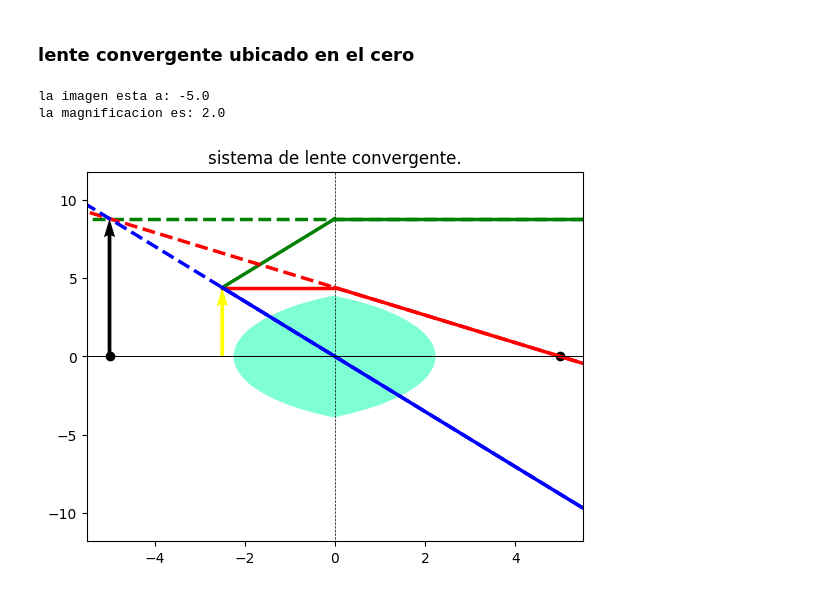
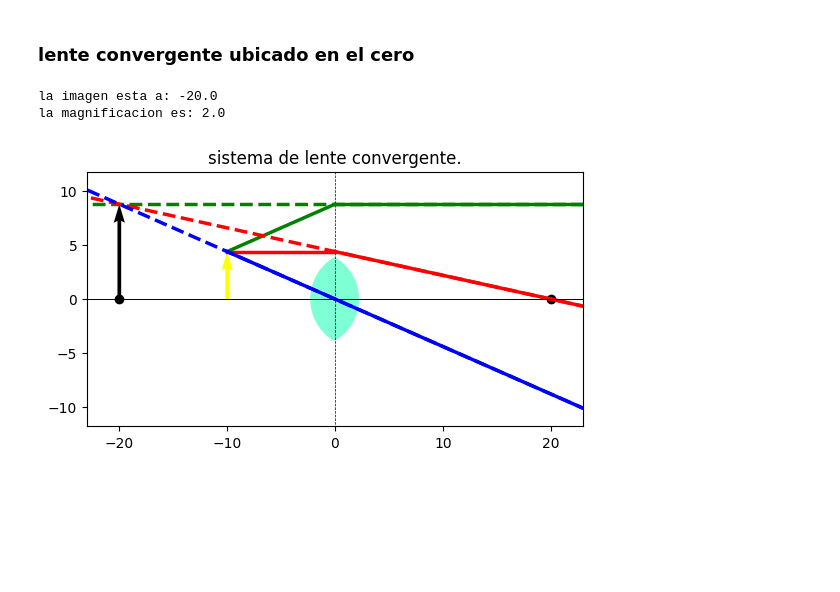
Before and after one commit to Juanpaz0411/Proyecto_final, a Jupyter notebook: estudio_adicional/manejo_mathplotlib.ipynb, the cells around one changed output. Saved outputs shown, nothing was run; the diff lists cells and outputs as text; code cells hidden in the pictures; blank space fills up the shorter version.

```diff
--- a/estudio_adicional/manejo_mathplotlib.ipynb
+++ b/estudio_adicional/manejo_mathplotlib.ipynb
@@ -1323,15 +1323,16 @@ def grafica_lente_convergente(f, d, h, imagen, altura_imagen):
 
     #escala
     # ax.autoscale(tight=True)
-    # ax.set_aspect('equal')  # Para asegurar que se grafique simetricamente
+    ax.set_aspect('equal')  # Para asegurar que se grafique simetricamente
     plt.title('sistema de lente convergente.')
-    # plt.grid(True) #agregar divisiones
 
-    ax.set_xlim(-3-abs(imagen) if abs(imagen) > abs(d) else -3-abs(d), 3+abs(imagen) if abs(imagen) > abs(d) else 3+abs(d))if imagen > 3*h else ax.set_xlim(-3-abs(d),3+abs(d))
-    ax.set_ylim(-abs(h)-3 if abs(altura_imagen) < h else -3-abs(altura_imagen), abs(h)+3 if abs(altura_imagen) < h else 3+abs(altura_imagen))
+    ax.set_xlim(-3-abs(imagen) if abs(imagen)+1 > abs(d) else -3-abs(d)  , 3+abs(imagen) if abs(imagen) > abs(d) else 3+abs(d)) if abs(imagen) <= 5*abs(h) else ax.set_xlim(-3-abs(d),3+abs(d))
+    ax.set_ylim(-abs(h)-3 if abs(altura_imagen) < h else -3-abs(altura_imagen)  , abs(h)+3 if abs(altura_imagen) < h else 3+abs(altura_imagen))
 
     #agrego los rayos
     rayos_incidentes(f, d, h, imagen)
+
+
 
 def grafica_lente_divergente(f, d, h, imagen, altura_imagen):
     fig, ax = plt.subplots()
@@ -1340,11 +1341,11 @@ def grafica_lente_divergente(f, d, h, imagen, altura_imagen):
     div = 7
     R = (4*(6**2+5**2)**(1/2))/div
     print(4*R)
-    wedge_1 = mpatches.Wedge((-R-0.5+d, 0), R, 0, 360, color='white')
-    wedge_2 = mpatches.Wedge((R+0.5+d, 0), R, 0, 360, color='white')
+    wedge_1 = mpatches.Wedge((-R-0.5, 0), R, 0, 360, color='white')
+    wedge_2 = mpatches.Wedge((R+0.5, 0), R, 0, 360, color='white')
 
     #crear cuadrado
-    cuadrado_1 = plt.Polygon([[-3.85+d,-3.85], [-3.85+d,3.85], [3.85+d,3.85], [3.85+d,-3.85]], color = 'blue')
+    cuadrado_1 = plt.Polygon([[-3.85,-3.85], [-3.85,3.85], [3.85,3.85], [3.85,-3.85]], color = 'blue')
 
     # Agregar el Wedge al gráfico
     ax.add_patch(cuadrado_1)
@@ -1352,20 +1353,16 @@ def grafica_lente_divergente(f, d, h, imagen, altura_imagen):
     ax.add_patch(wedge_2)
 
     # Agregar las líneas con alto valor de zorder
-    plt.axvline(x=0, color='k', zorder=10, linewidth=0.7)  # Línea vertical
-    # plt.axhline(y=0, color='k', zorder=10)  # Línea horizontal
-
-    #autoescala
-    # ax.autoscale(tight=True)
-    #ax.set_aspect('equal')  # Para asegurar que se grafique simetricamente
+    # plt.axvline(x=0, color='k', zorder=10, linewidth=0.7)  # Línea vertical
+    plt.axhline(y=0, color='k', zorder=0.7)  # Línea horizontal
 
     #escala
-    ax.set_xlim(-2-abs(imagen), abs(imagen)+d+abs(f))
-    ax.set_ylim(-abs(h)-5, abs(h)+5)
+    # ax.autoscale(tight=True)
+    ax.set_aspect('equal')  # Para asegurar que se grafique simetricamente
+    plt.title('sistema de lente divergente.')
 
-    plt.title('sistema de lente divergente.')
-    plt.grid(True)
-    plt.show()
+    ax.set_xlim(-3-abs(imagen) if abs(imagen)+1 > abs(d) else -3-abs(d)  , 3+abs(imagen) if abs(imagen) > abs(d) else 3+abs(d)) if abs(imagen) <= 5*abs(h) else ax.set_xlim(-3-abs(d),3+abs(d))
+    ax.set_ylim(-abs(h)-3 if abs(altura_imagen) < h else -3-abs(altura_imagen)  , abs(h)+3 if abs(altura_imagen) < h else 3+abs(altura_imagen))
 
     #agrego los rayos
     rayos_incidentes(f, d, h, imagen)
@@ -1419,9 +1416,10 @@ def rayos_incidentes(f, d, h,imagen):
     plt.quiver(-abs(d), 0, 0, h, angles='xy', scale_units='xy', scale=1, color='yellow')
 
     #agrego rayos emergentes
-    rayos_emergentes(f, d, h, imagen, interseccion, m_c, )
+    rayos_emergentes(f, d, h, imagen, interseccion, m_c)
 
     plt.show()
+
 
 def rayos_emergentes(f, d, h, imagen, list, m_centro):
     #rayo que pasa por el foco emerge paralelo
@@ -1467,34 +1465,34 @@ def rayos_emergentes(f, d, h, imagen, list, m_centro):
     b2 = y5[0] - m2 * x5[0]
 
     # Resolviendo para x
     try:
         x_intersect = (b2 - b1) / (m1 - m2)
         # Resolviendo para y
         y_intersect = m1 * x_intersect + b1
 
     except ZeroDivisionError:
         x_intersect = 0
         # Resolviendo para y
         y_intersect = 0
 
     #vector altura de la imagen
     plt.quiver(x_intersect, 0, 0, y_intersect, angles='xy', scale_units='xy', scale=1)
 
     #punto focal
     plt.show()
 
-f = 5#int(input('ingrese el foco de el lente\n')) #distancia focal
-d = 2.5#int(input('a que distancia esta el lente del objeto?\n')) #a que distancia esta el lente?
+f = 20#int(input('ingrese el foco de el lente\n')) #distancia focal
+d = 10#int(input('a que distancia esta el lente del objeto?\n')) #a que distancia esta el lente?
 h = 4.4#int(input('a que altura respecto al eje axial esta ubicado el objeto?\n')) #altura de el lente
 
 try:
     imagen = 1/((1/f)-(1/d))
     print(f'la imagen esta a: {imagen}')
 except ZeroDivisionError:
     imagen = 0
 
 magnificacion(f, d, h, imagen)
 # %% [output]
-la imagen esta a: -5.0
+la imagen esta a: -20.0
 la magnificacion es: 2.0
-[figure, old version]
+[figure, new version]
```
